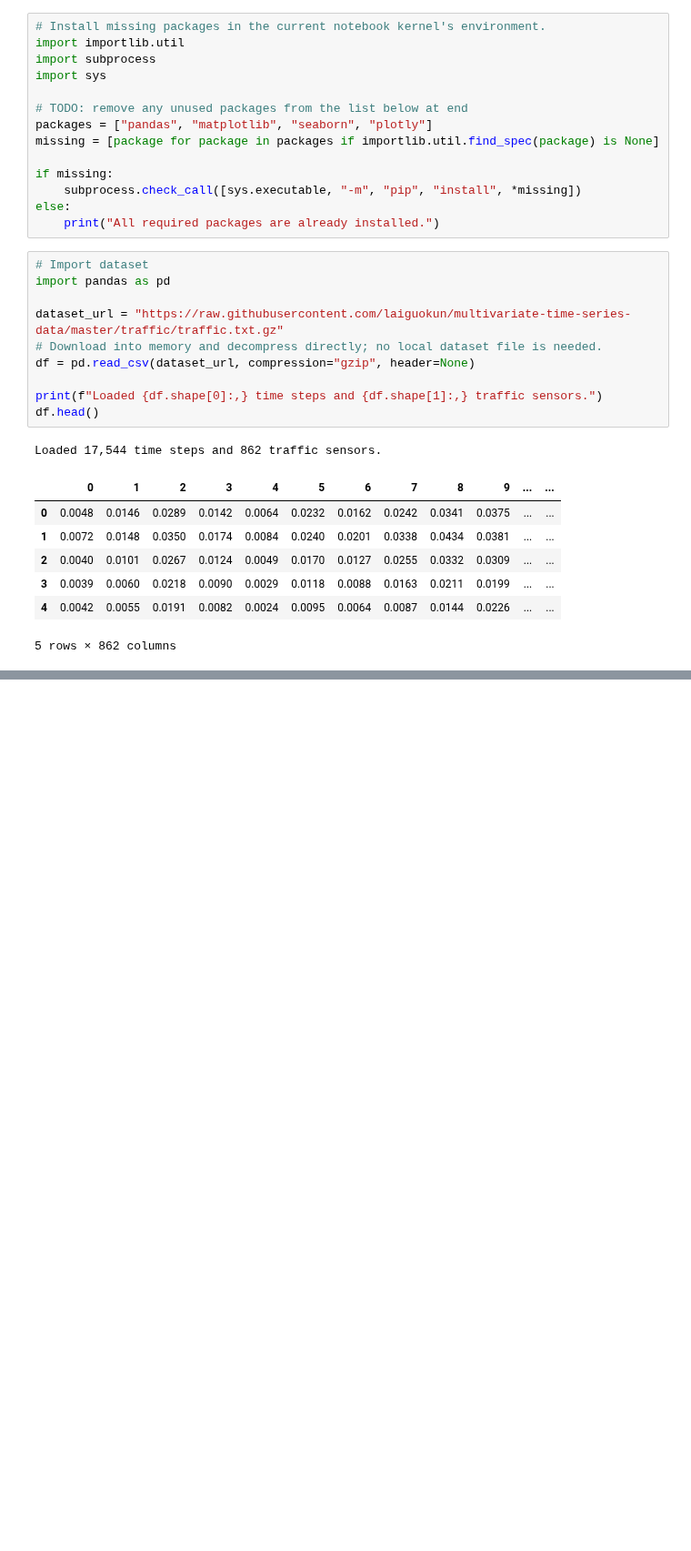
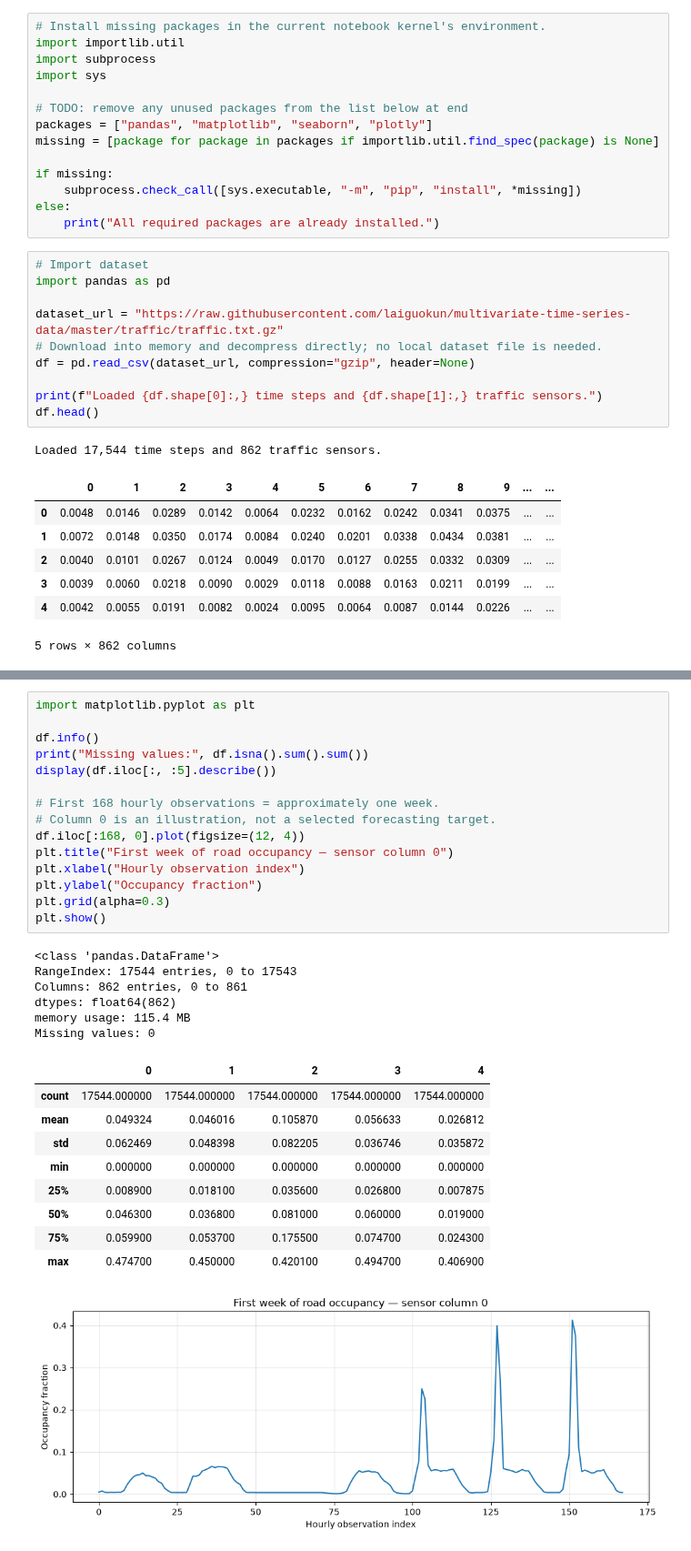
Before and after one commit to Matthew-Linders/AISE_4010_Group_Project, a Jupyter notebook: AISE4010_Project_Group02.ipynb, the cells around one changed output, grey strips where cells are left out. Shown at 91% size. Cells and saved outputs as stored; diff of their text form; blank space fills up the shorter version.

```diff
--- a/AISE4010_Project_Group02.ipynb
+++ b/AISE4010_Project_Group02.ipynb
@@ -43,0 +52,32 @@ Loaded 17,544 time steps and 862 traffic sensors.
+# %%
+import matplotlib.pyplot as plt
+
+df.info()
+print("Missing values:", df.isna().sum().sum())
+display(df.iloc[:, :5].describe())
+
+# First 168 hourly observations = approximately one week.
+# Column 0 is an illustration, not a selected forecasting target.
+df.iloc[:168, 0].plot(figsize=(12, 4))
+plt.title("First week of road occupancy — sensor column 0")
+plt.xlabel("Hourly observation index")
+plt.ylabel("Occupancy fraction")
+plt.grid(alpha=0.3)
+plt.show()
+# %% [output]
+<class 'pandas.DataFrame'>
+RangeIndex: 17544 entries, 0 to 17543
+Columns: 862 entries, 0 to 861
+dtypes: float64(862)
+memory usage: 115.4 MB
+Missing values: 0
+|  | 0 | 1 | 2 | 3 | 4 |
+| count | 17544.000000 | 17544.000000 | 17544.000000 | 17544.000000 | 17544.000000 |
+| mean | 0.049324 | 0.046016 | 0.105870 | 0.056633 | 0.026812 |
+| std | 0.062469 | 0.048398 | 0.082205 | 0.036746 | 0.035872 |
+| min | 0.000000 | 0.000000 | 0.000000 | 0.000000 | 0.000000 |
+| 25% | 0.008900 | 0.018100 | 0.035600 | 0.026800 | 0.007875 |
+| 50% | 0.046300 | 0.036800 | 0.081000 | 0.060000 | 0.019000 |
+| 75% | 0.059900 | 0.053700 | 0.175500 | 0.074700 | 0.024300 |
+| max | 0.474700 | 0.450000 | 0.420100 | 0.494700 | 0.406900 |
+[figure, added]
```
Also changed, not shown: parts of 1 cell of this notebook.
